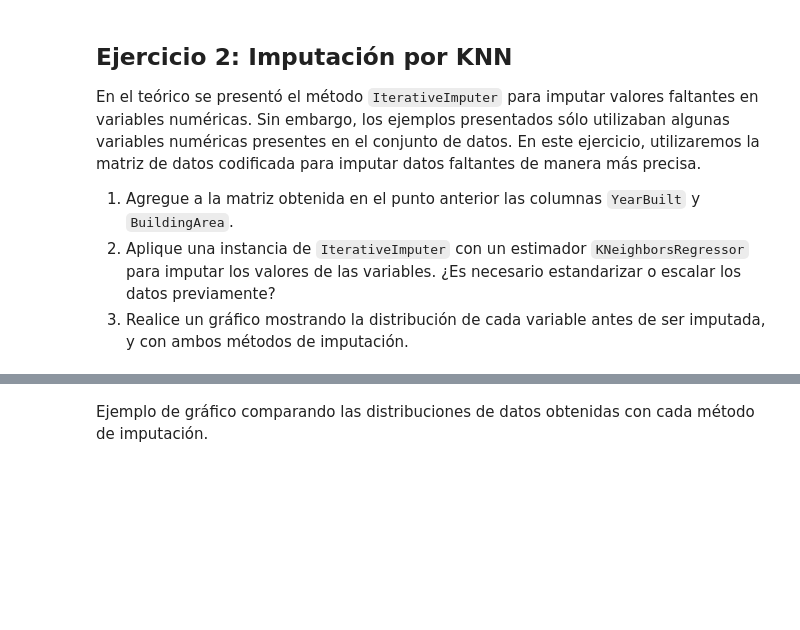
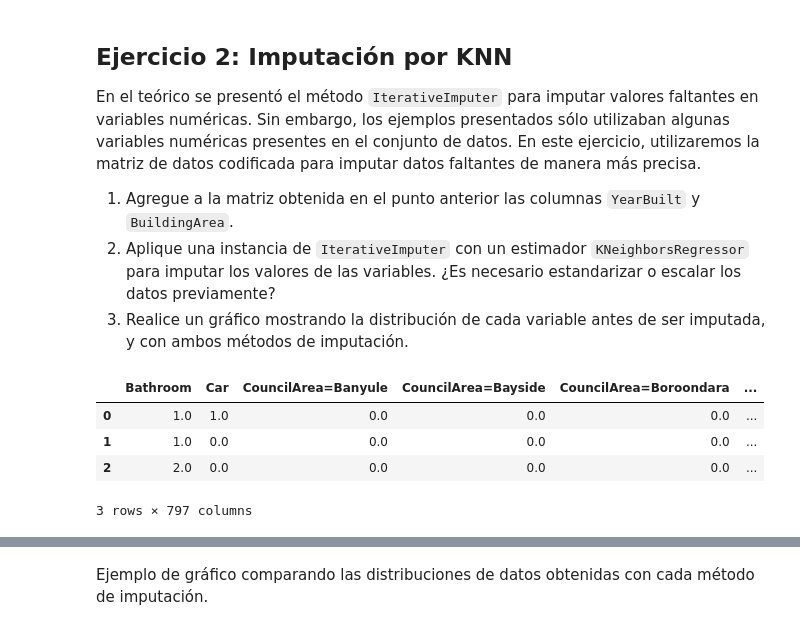
Before and after one commit to mgobbi289/DiploDatos, a Jupyter notebook: AnalisisyCuracion/Entregable_Parte_2.ipynb, the cells around one changed output, grey strips where cells are left out. Drawn from its saved outputs; the diff is of its cells as text; code cells hidden in the pictures; blank space fills up the shorter version.

```diff
--- a/AnalisisyCuracion/Entregable_Parte_2.ipynb
+++ b/AnalisisyCuracion/Entregable_Parte_2.ipynb
@@ -141,3 +140,15 @@ En el teórico se presentó el método `IterativeImputer` para imputar valores f
 1. Agregue a la matriz obtenida en el punto anterior las columnas `YearBuilt` y `BuildingArea`.
 2. Aplique una instancia de `IterativeImputer` con un estimador `KNeighborsRegressor` para imputar los valores de las variables. ¿Es necesario estandarizar o escalar los datos previamente?
 3. Realice un gráfico mostrando la distribución de cada variable antes de ser imputada, y con ambos métodos de imputación.
+# %%
+relevant_cols = ['BuildingArea', 'YearBuilt']
+# %%
+join_df = encoded_df.join(melb_df[relevant_cols], how='left')
+
+join_df.head(3)
+# %% [output]
+|  | Bathroom | Car | CouncilArea=Banyule | CouncilArea=Bayside | CouncilArea=Boroondara | ... |
+| 0 | 1.0 | 1.0 | 0.0 | 0.0 | 0.0 | ... |
+| 1 | 1.0 | 0.0 | 0.0 | 0.0 | 0.0 | ... |
+| 2 | 2.0 | 0.0 | 0.0 | 0.0 | 0.0 | ... |
+3 rows × 797 columns
```
Also changed, not shown: parts of 16 cells of this notebook.
